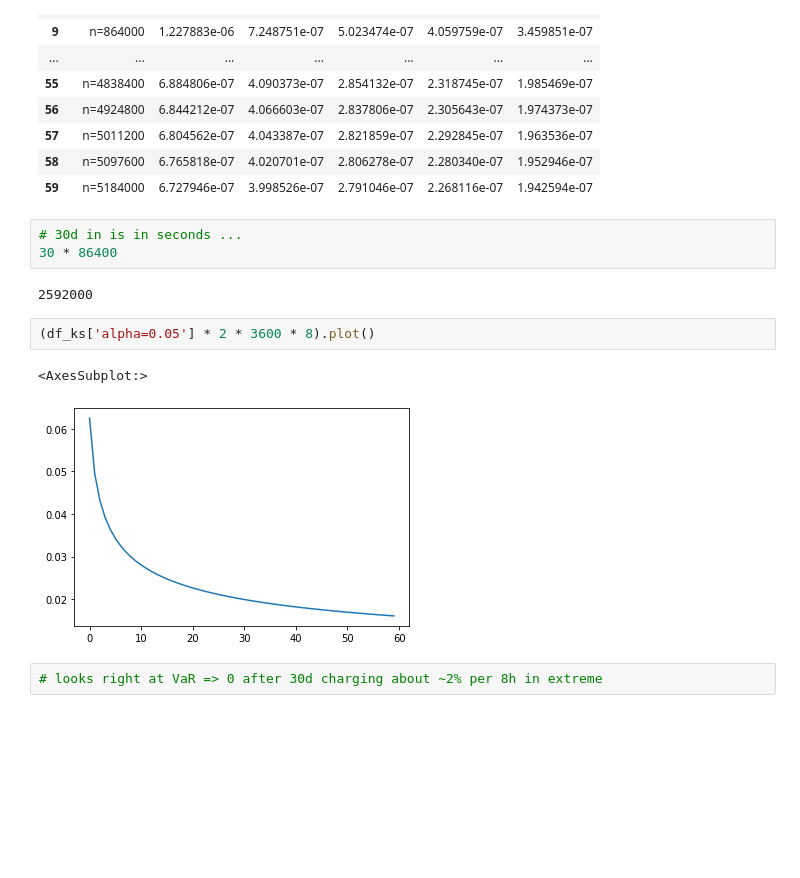
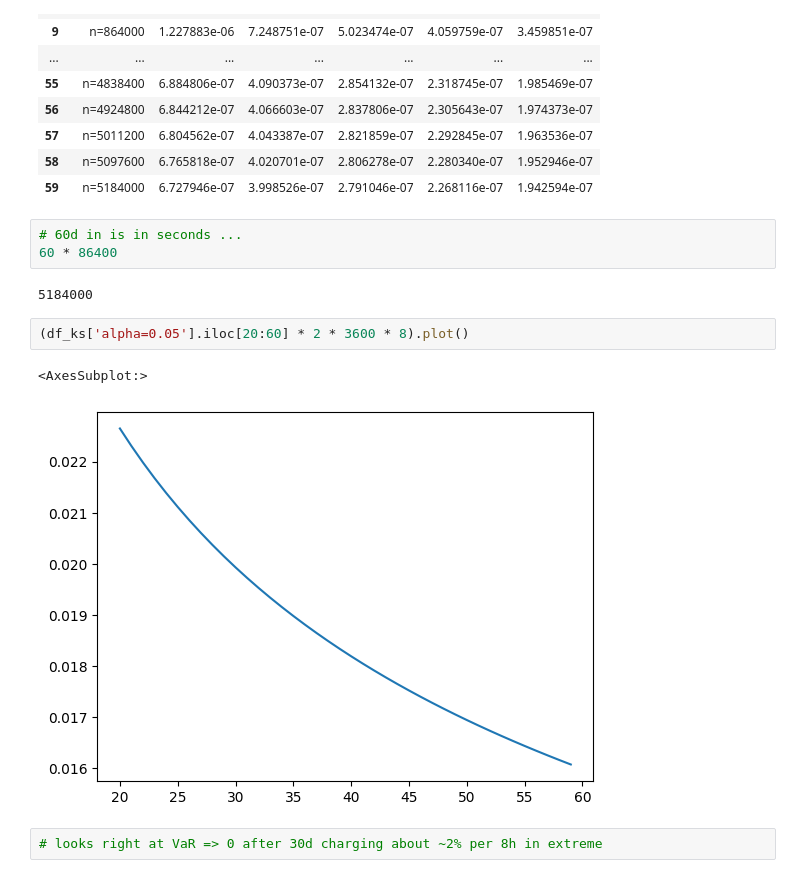
Before and after one commit to overlay-market/overlay-risk, a Jupyter notebook: notebooks/ETHUSD-20220829/univ3-funding-20220829.ipynb, the cells around one changed output. Saved outputs shown, nothing was run; the diff lists cells and outputs as text; blank space fills up the shorter version.

```diff
--- a/notebooks/ETHUSD-20220829/univ3-funding-20220829.ipynb
+++ b/notebooks/ETHUSD-20220829/univ3-funding-20220829.ipynb
@@ -28,15 +28,15 @@ df_ks
 | 58 | n=5097600 | 6.765818e-07 | 4.020701e-07 | 2.806278e-07 | 2.280340e-07 | 1.952946e-07 |
 | 59 | n=5184000 | 6.727946e-07 | 3.998526e-07 | 2.791046e-07 | 2.268116e-07 | 1.942594e-07 |
 # %%
-# 30d in is in seconds ...
-30 * 86400
+# 60d in is in seconds ...
+60 * 86400
 # %% [output]
-2592000
+5184000
 # %%
-(df_ks['alpha=0.05'] * 2 * 3600 * 8).plot()
+(df_ks['alpha=0.05'].iloc[20:60] * 2 * 3600 * 8).plot()
 # %% [output]
 <AxesSubplot:>
-[figure, old version]
+[figure, new version]
 # %%
 # looks right at VaR => 0 after 30d charging about ~2% per 8h in extreme
 # %%
```
Also changed, not shown: parts of 28 cells of this notebook.
